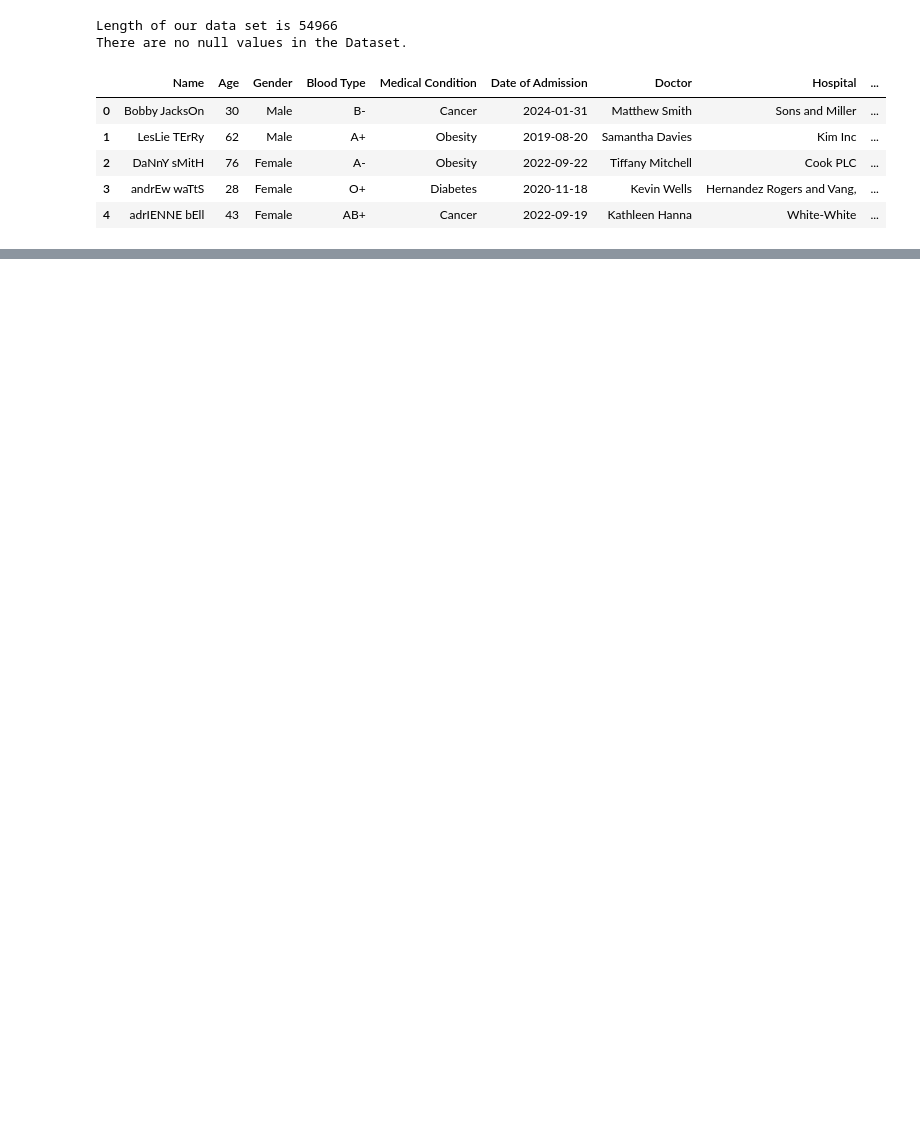
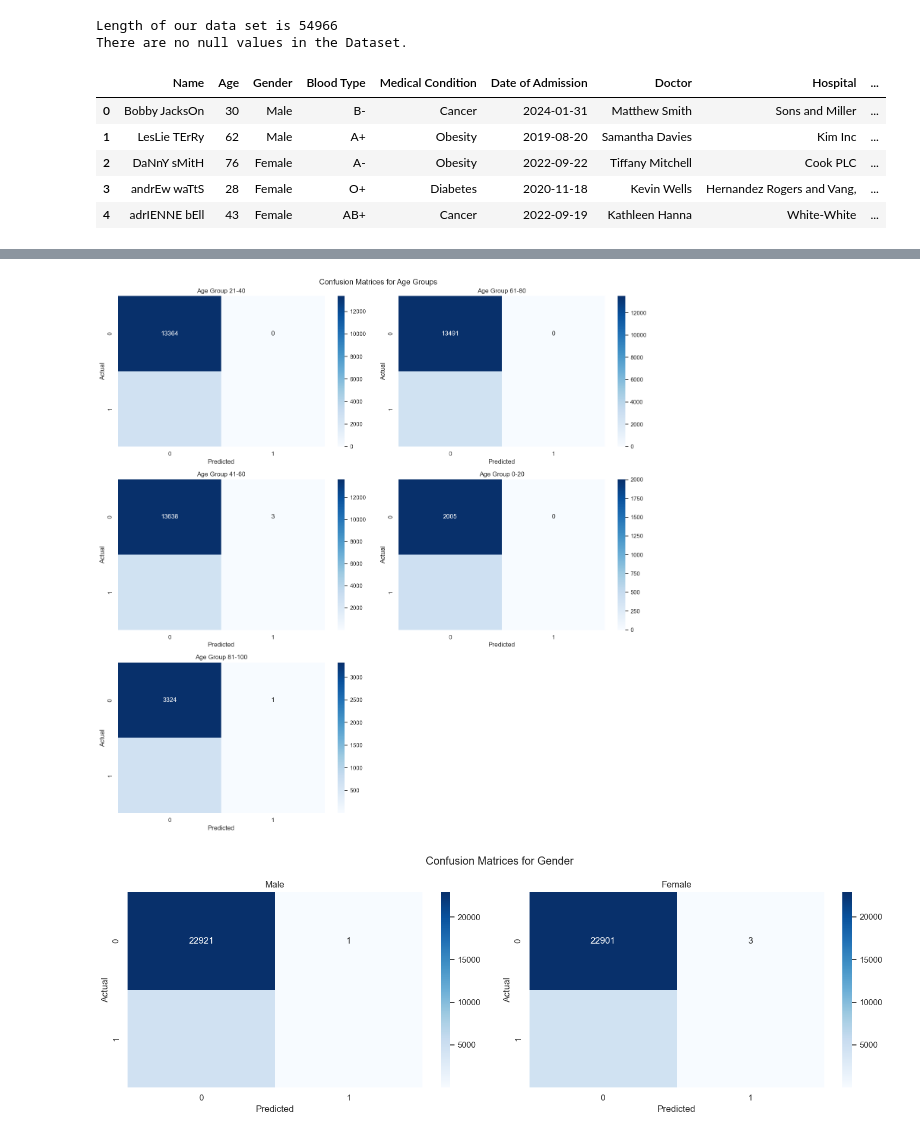
Before and after one commit to pettoss/AAI-500-project, a Jupyter notebook: AAI500_Final_Project.ipynb, the cells around one changed output, grey strips where cells are left out. Saved outputs shown, nothing was run; the diff lists cells and outputs as text; code cells hidden in the pictures; blank space fills up the shorter version.

Commit message:
Add files via upload
Model Selection Process and Visualization of Model Performance by Age and Gender Groups

```diff
--- a/AAI500_Final_Project.ipynb
+++ b/AAI500_Final_Project.ipynb
@@ -112,0 +203,60 @@ plt.show()
+# %%
+# Visualization of Model Performance by Age and Gender Groups
+import matplotlib.pyplot as plt
+import seaborn as sns
+from sklearn.metrics import confusion_matrix
+
+# Function to plot confusion matrix
+def plot_confusion_matrix(ax, y_true, y_pred, title):
+    conf_matrix = confusion_matrix(y_true, y_pred)
+    sns.heatmap(conf_matrix, annot=True, fmt='d', cmap='Blues', ax=ax)
+    ax.set_title(title)
+    ax.set_xlabel('Predicted')
+    ax.set_ylabel('Actual')
+
+# Age Group Analysis
+health_data['Age Group'] = pd.cut(health_data['Age'], bins=[0, 20, 40, 60, 80, 100], labels=['0-20', '21-40', '41-60', '61-80', '81-100'])
+age_groups = health_data['Age Group'].unique()
+
+# Creating subplots for age group analysis
+fig, axes = plt.subplots(3, 2, figsize=(15, 15))
+fig.suptitle('Confusion Matrices for Age Groups')
+
+#iterates over each age group, filtering the data, scaling it, making predictions, and plotting the confusion matrix for each group
+for i, age_group in enumerate(age_groups):
+    if pd.isna(age_group):
+        continue
+    age_group_data = health_data[health_data['Age Group'] == age_group]
+    X_age_group = scaler.transform(age_group_data[features])
+    y_age_group = age_group_data['Target']
+    gb_predictions_age_group = gb_model.predict(X_age_group)
+    plot_confusion_matrix(axes[i // 2, i % 2], y_age_group, gb_predictions_age_group, f'Age Group {age_group}')
+
+# hides any unused subplots to ensure the layout is clean.
+for i in range(len(age_groups), 6):
+    fig.delaxes(axes.flatten()[i])
+
+plt.tight_layout()
+plt.show()
+
+# Gender Analysis
+genders = health_data['Gender_Male'].unique()
+
+# Creating subplots for gender analysis
+fig, axes = plt.subplots(1, 2, figsize=(15, 5))
+fig.suptitle('Confusion Matrices for Gender')
+
+# Iterates over each gender, filtering the data, scaling it, making predictions, and plotting the confusion matrix for each gender.
+for i, gender in enumerate(genders):
+    gender_data = health_data[health_data['Gender_Male'] == gender]
+    X_gender = scaler.transform(gender_data[features])
+    y_gender = gender_data['Target']
+    gb_predictions_gender = gb_model.predict(X_gender)
+    gender_title = 'Male' if gender == 1 else 'Female'
+    plot_confusion_matrix(axes[i], y_gender, gb_predictions_gender, f'{gender_title}')
+
+plt.tight_layout()
+plt.show()
+# %% [output]
+[figure, added]
+[figure, added]
```
Also changed, not shown: parts of 5 cells of this notebook.
